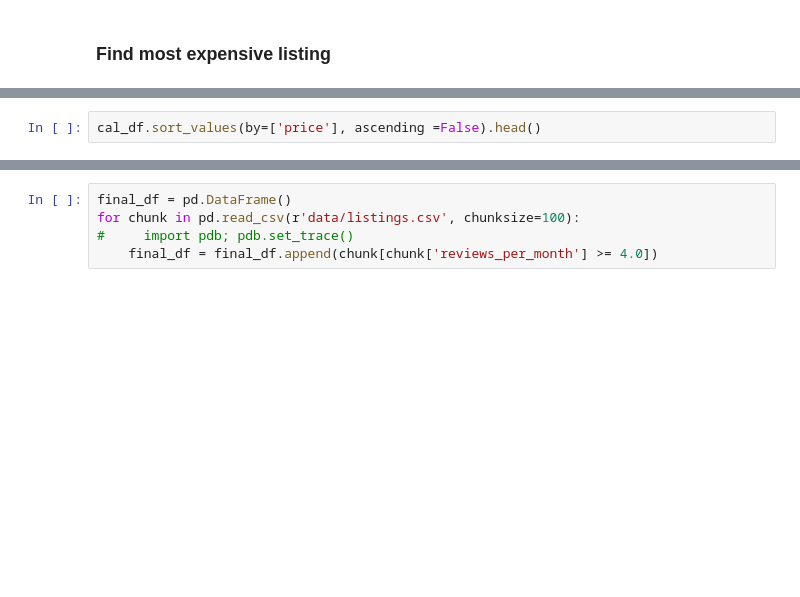
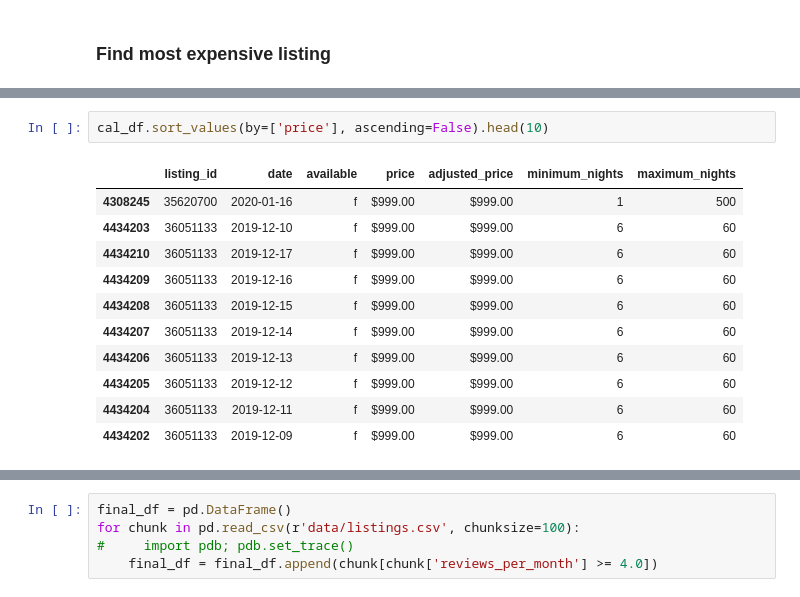
Before and after one commit to elok/DSND_Project_1, a Jupyter notebook: dsnd_project_1/DSND Project 1.ipynb, the cells around one changed output, grey strips where cells are left out. Drawn from its saved outputs; the diff is of its cells as text; blank space fills up the shorter version.

Commit message:
Finished analysis for "most expensive listing"

```diff
--- a/dsnd_project_1/DSND Project 1.ipynb
+++ b/dsnd_project_1/DSND Project 1.ipynb
@@ -221,2 +223,14 @@ cal_df_filtered.shape
 # %%
-cal_df.sort_values(by=['price'], ascending =False).head()
+cal_df.sort_values(by=['price'], ascending=False).head(10)
+# %% [output]
+|  | listing_id | date | available | price | adjusted_price | minimum_nights | maximum_nights |
+| 4308245 | 35620700 | 2020-01-16 | f | $999.00 | $999.00 | 1 | 500 |
+| 4434203 | 36051133 | 2019-12-10 | f | $999.00 | $999.00 | 6 | 60 |
+| 4434210 | 36051133 | 2019-12-17 | f | $999.00 | $999.00 | 6 | 60 |
+| 4434209 | 36051133 | 2019-12-16 | f | $999.00 | $999.00 | 6 | 60 |
+| 4434208 | 36051133 | 2019-12-15 | f | $999.00 | $999.00 | 6 | 60 |
+| 4434207 | 36051133 | 2019-12-14 | f | $999.00 | $999.00 | 6 | 60 |
+| 4434206 | 36051133 | 2019-12-13 | f | $999.00 | $999.00 | 6 | 60 |
+| 4434205 | 36051133 | 2019-12-12 | f | $999.00 | $999.00 | 6 | 60 |
+| 4434204 | 36051133 | 2019-12-11 | f | $999.00 | $999.00 | 6 | 60 |
+| 4434202 | 36051133 | 2019-12-09 | f | $999.00 | $999.00 | 6 | 60 |
```
Also changed, not shown: parts of 5 cells of this notebook.
